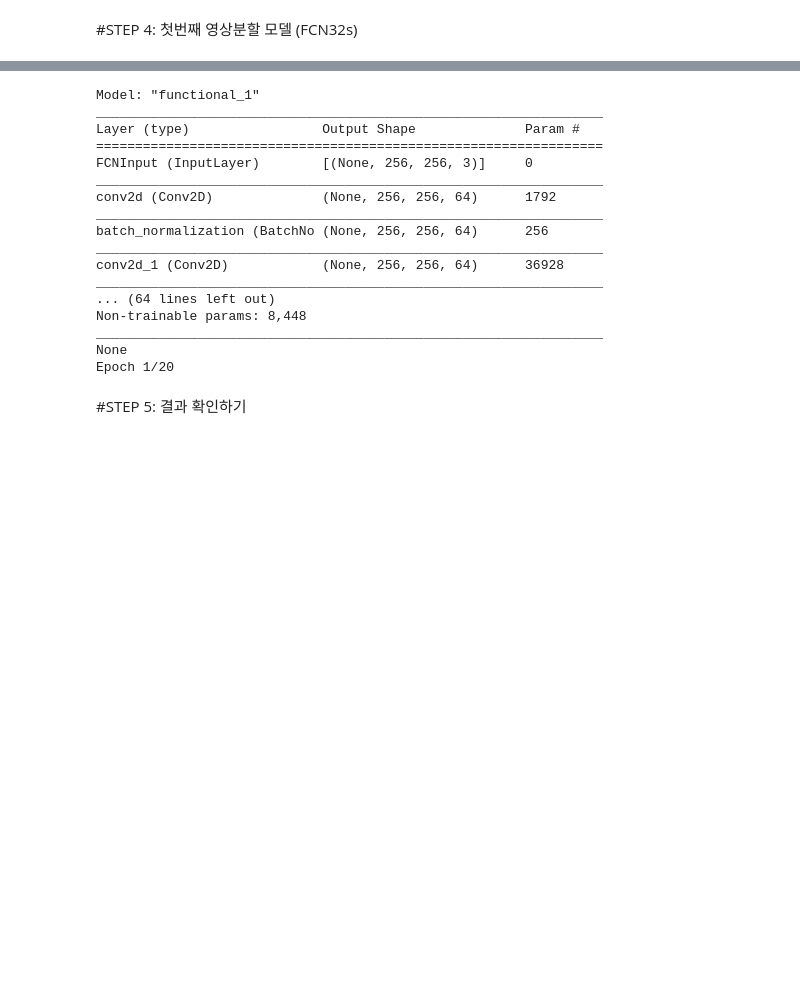
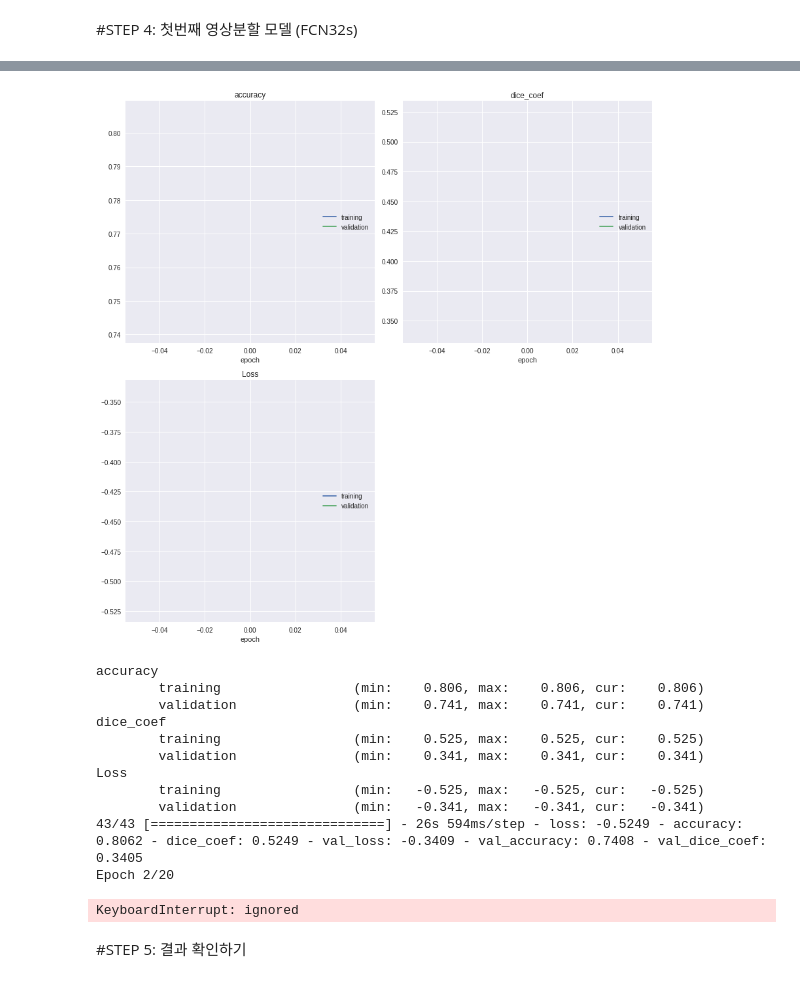
Before and after one commit to kevinkwshin/Handson_segmentation, a Jupyter notebook: SemanticSegmentation_KOHI.ipynb, the cells around one changed output, grey strips where cells are left out. Drawn from its saved outputs; the diff is of its cells as text; code cells hidden in the pictures; blank space fills up the shorter version.

```diff
--- a/SemanticSegmentation_KOHI.ipynb
+++ b/SemanticSegmentation_KOHI.ipynb
@@ -62,3 +63,11 @@ Handson_segmentation
+# %%
+# 설정
+IMG_WIDTH = 256
+IMG_HEIGHT = 256
+IMG_CHANNELS = 3
+
+batch_size = 8
+epochs=20
 # %%
 # load library
 import numpy as np
@@ -310,41 +378,36 @@ def dice_coef(y_true, y_pred):
 def dice_coef_loss(y_true, y_pred):
     return -dice_coef(y_true, y_pred)
 # %%
-!pip install livelossplot --quiet
 # visualizer
 from livelossplot import PlotLossesKeras
 plotlosses = PlotLossesKeras()
 
 # build the model
 model = fcn32s()
 sgd = optimizers.SGD(lr=0.01, decay=1e-6, momentum=0.9, nesterov=True)
 model.compile(loss=dice_coef_loss, optimizer=sgd, metrics=['accuracy',dice_coef])
 print(model.summary())
 # fix random seed for reproductibility
 seed = 7
 np.random.seed(seed)
 
 # FIT THE MODEL - OPTIMIZATION
-hist = model.fit(X_train, y_train, validation_data=(X_valid, y_valid), epochs=20, batch_size=8, verbose=1, callbacks=[plotlosses])
+hist = model.fit(X_train, y_train, validation_data=(X_valid, y_valid), epochs=epochs, batch_size=batch_size, verbose=1, callbacks=[plotlosses])
 model.save('fcn-32s.h5')
 # %% [output]
+[figure, added]
-Model: "functional_1"
-_________________________________________________________________
-Layer (type)                 Output Shape              Param #
-=================================================================
-FCNInput (InputLayer)        [(None, 256, 256, 3)]     0
-_________________________________________________________________
-conv2d (Conv2D)              (None, 256, 256, 64)      1792
-_________________________________________________________________
-batch_normalization (BatchNo (None, 256, 256, 64)      256
-_________________________________________________________________
-conv2d_1 (Conv2D)            (None, 256, 256, 64)      36928
-_________________________________________________________________
-... (64 lines left out)
-Non-trainable params: 8,448
-_________________________________________________________________
-None
-Epoch 1/20
+accuracy
+        training                 (min:    0.806, max:    0.806, cur:    0.806)
+        validation               (min:    0.741, max:    0.741, cur:    0.741)
+dice_coef
+        training                 (min:    0.525, max:    0.525, cur:    0.525)
+        validation               (min:    0.341, max:    0.341, cur:    0.341)
+Loss
+        training                 (min:   -0.525, max:   -0.525, cur:   -0.525)
+        validation               (min:   -0.341, max:   -0.341, cur:   -0.341)
+43/43 [==============================] - 26s 594ms/step - loss: -0.5249 - accuracy: 0.8062 - dice_coef: 0.5249 - val_loss: -0.3409 - val_accuracy: 0.7408 - val_dice_coef: 0.3405
+Epoch 2/20
+KeyboardInterrupt: ignored
 # %% [markdown]
 #STEP 5: 결과 확인하기
 # %%
```
Also changed, not shown: parts of 34 cells of this notebook.
